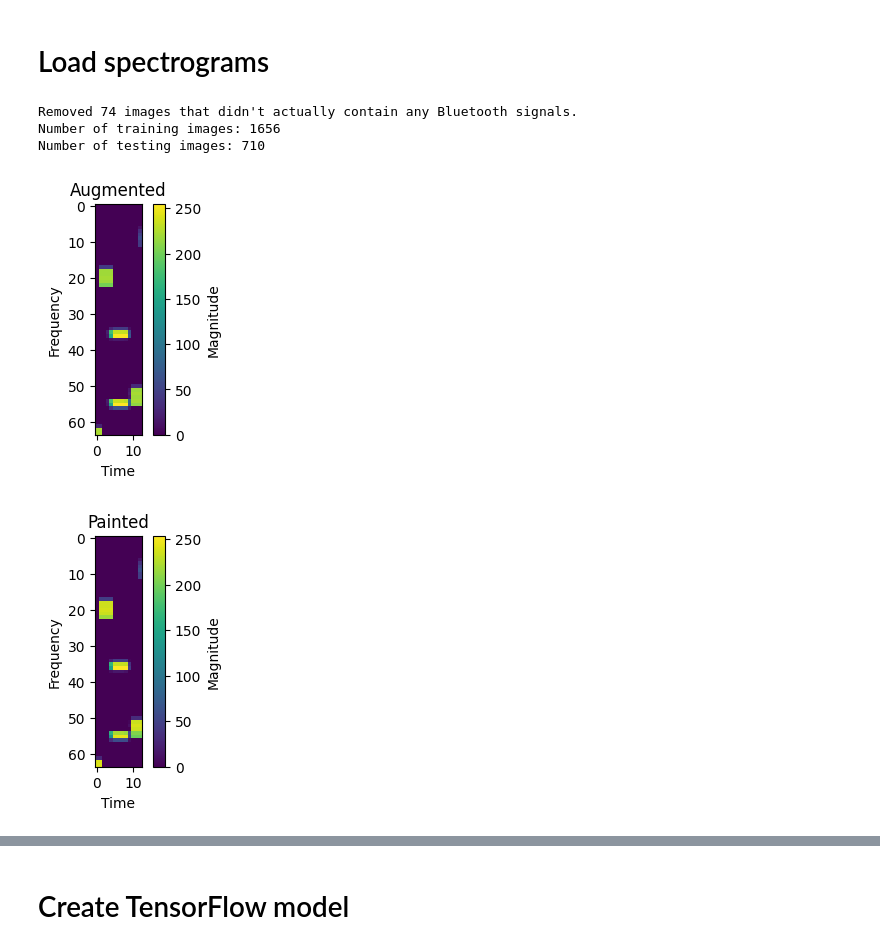
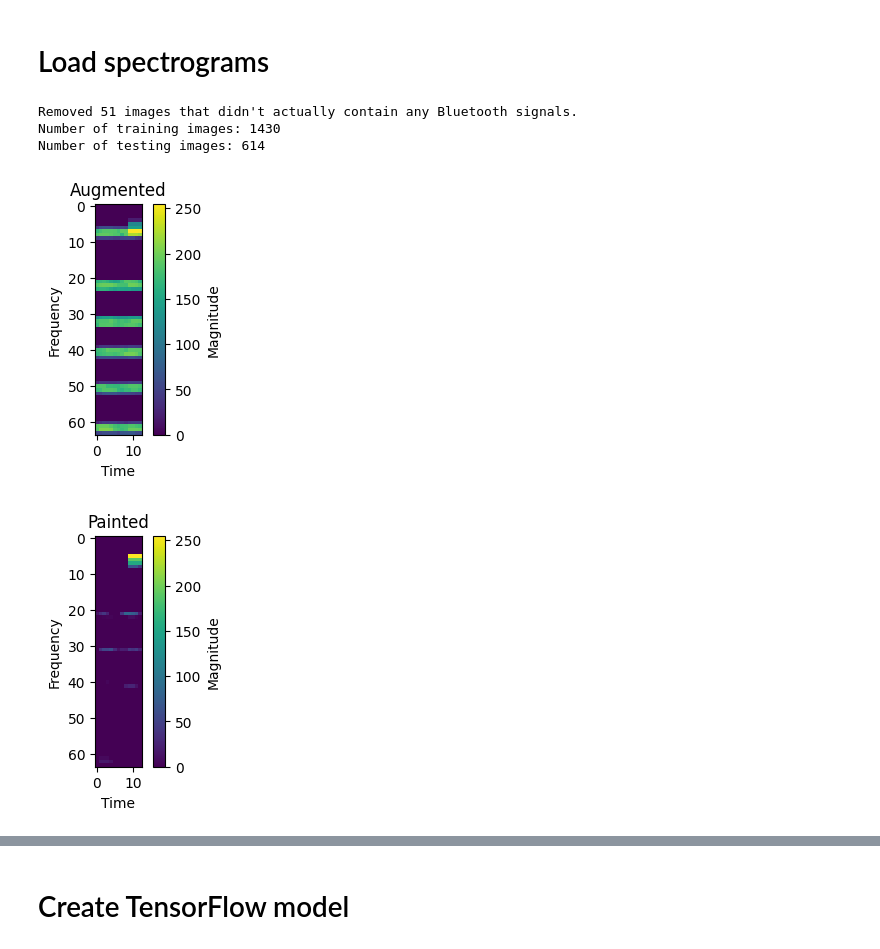
Before and after one commit to sds100/TinyMLSpectrumSensing, a Jupyter notebook: training/notebook_spectrum_painting.ipynb, the cells around one changed output, grey strips where cells are left out. Cells and saved outputs as stored; diff of their text form; code cells hidden in the pictures.

```diff
--- a/training/notebook_spectrum_painting.ipynb
+++ b/training/notebook_spectrum_painting.ipynb
@@ -29,7 +31,7 @@ reload(sp_training)
 
 classes = ["Z", "B", "W", "BW", "ZB", "ZW", "ZBW"]
 spectrum_painting_options = sp_training.SpectrumPaintingTrainingOptions(
-    spectrogram_length=2500,
+    spectrogram_length=1500,
     downsample_resolution=64,
     k=3,
     l=16,
@@ -38,18 +40,20 @@ spectrum_painting_options = sp_training.SpectrumPaintingTrainingOptions(
 # %%
 # Reload spectrum painting module in case the code changed
 # and you want what is executed to be what you wrote.
+reload(spectrogram)
+reload(sp)
 reload(sp_data)
-reload(sp)
 
 spectrograms = sp_data.load_spectrograms(data_dir="data/numpy",
                                          classes=classes,
                                          snr_list=[10],
                                          # 20 MHz
                                          sample_rate=20000000,
-                                         count=999999999,
+                                         count=99999999999,
                                          window_length=256)
 # %%
 reload(sp)
+reload(spectrogram)
 reload(sp_plot)
 reload(sp_predict)
 reload(sp_training)
@@ -63,18 +67,18 @@ train_test_sets = sp_training.create_spectrum_painting_train_test_sets(
 print(f"Number of training images: {len(train_test_sets.y_train)}")
 print(f"Number of testing images: {len(train_test_sets.y_test)}")
 # %% [output]
-Removed 74 images that didn't actually contain any Bluetooth signals.
-Number of training images: 1656
-Number of testing images: 710
+Removed 51 images that didn't actually contain any Bluetooth signals.
+Number of training images: 1430
+Number of testing images: 614
 # %%
-image_index = 2
+image_index = 50
 sp_plot.plot_spectrogram(train_test_sets.x_test_augmented[image_index], "Augmented")
 sp_plot.plot_spectrogram(train_test_sets.x_test_painted[image_index], "Painted")
 
 sp_plot.plot_train_images(train_test_sets.x_test_painted,
                           train_test_sets.y_test,
                           train_test_sets.label_names,
                           train_test_sets.test_snr)
 # %% [output]
-[figure, old version]
+[figure, new version]
-[figure, old version]
+[figure, new version]
```
Also changed, not shown: parts of 12 cells of this notebook, 8 other files.
